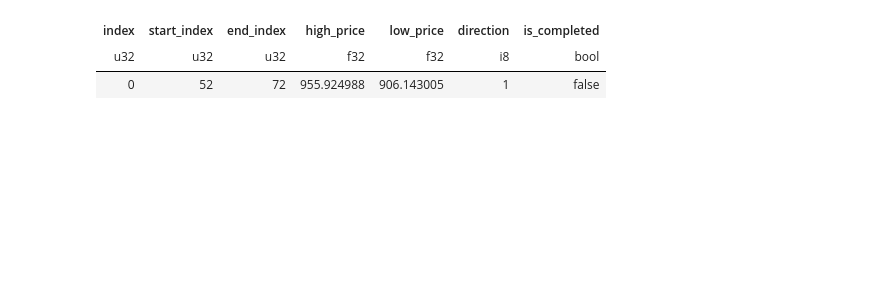
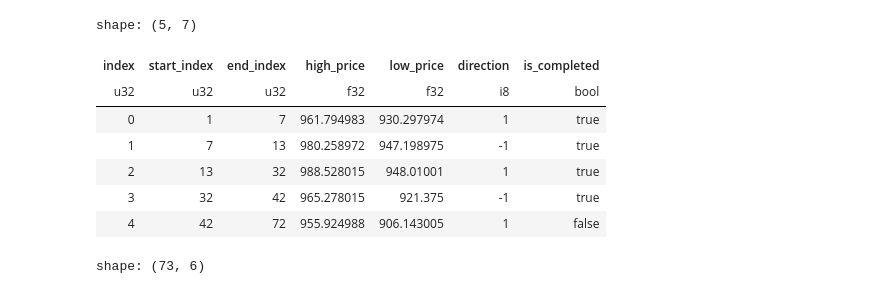
Before and after one commit to ligl/pulao, a Jupyter notebook: examples/test.ipynb, the cells around one changed output. Cells and saved outputs as stored; diff of their text form; code cells hidden in the pictures; blank space fills up the shorter version.

```diff
--- a/examples/test.ipynb
+++ b/examples/test.ipynb
@@ -195,4 +157,68 @@ fig2.show()
 # %%
+from pulao.logging import init_logging
+import logging
+from IPython.display import display
 
-swing_manager.df_swing
+from pulao.constant import FractalType
+from pulao.trend import TrendManager
+from pulao.swing import SwingManager
+from pulao.bar import SBar, SBarManager, CBarManager, CBar
+from vnpy.trader.constant import Exchange, Interval
+from vnpy.trader.object import BarData
+
+import polars as pl
+
+init_logging(level=logging.DEBUG)
+
+df = pl.read_csv("../dataset/I8888.XDCE_60m.csv", try_parse_dates=True)
+df = df.head(100)  # test
+
+sbar_list = []
+columns = df.columns
+
+for idx, row in enumerate(df.iter_rows()):
+    row_dict = dict(zip(columns, row))
+    # datetime,open,close,high,low,volume,money,open_interest,signal
+    datetime = row_dict["datetime"]
+    open = row_dict["open"]
+    close = row_dict["close"]
+    high = row_dict["high"]
+    low = row_dict["low"]
+    volume = row_dict["volume"]
+    money = row_dict["money"]
+    open_interest = row_dict["open_interest"]
+
+    bar = BarData(
+        gateway_name="ctp-test",
+        symbol="i8888",
+        exchange=Exchange.SHFE,
+        interval=Interval.MINUTE,
+        datetime=datetime,
+        open_price=open,
+        close_price=close,
+        high_price=high,
+        low_price=low,
+        volume=volume,
+        open_interest=open_interest,
+        turnover=money,
+    )
+    sbar = SBar(index= len(sbar_list), symbol=bar.symbol, exchange=bar.exchange.value, interval=bar.interval.value,datetime=datetime,turnover=money,open_price=open,close_price=close,high_price=high,low_price=low,volume=volume)
+
+    sbar_list.append(sbar)
+# 模拟行情数据接收
+sbar_manager = SBarManager()
+cbar_manager = CBarManager(sbar_manager=sbar_manager)
+swing_manager = SwingManager(cbar_manager=cbar_manager)
+# trend_manager = TrendManager(swing_manager=swing_manager)
+
+# 流入模拟数据
+for sbar in sbar_list:
+    sbar_manager.append(sbar)
+
+#
+display(swing_manager.df_swing)
+
+cbar_manager.df_cbar
+
+# swing_manager.df_swing
 # %% [output]
@@ -200,3 +242,9 @@ shape: (1, 7)
+shape: (5, 7)
 | index | start_index | end_index | high_price | low_price | direction | is_completed |
 | u32 | u32 | u32 | f32 | f32 | i8 | bool |
-| 0 | 52 | 72 | 955.924988 | 906.143005 | 1 | false |
+| 0 | 1 | 7 | 961.794983 | 930.297974 | 1 | true |
+| 1 | 7 | 13 | 980.258972 | 947.198975 | -1 | true |
+| 2 | 13 | 32 | 988.528015 | 948.01001 | 1 | true |
+| 3 | 32 | 42 | 965.278015 | 921.375 | -1 | true |
+| 4 | 42 | 72 | 955.924988 | 906.143005 | 1 | false |
+shape: (73, 6)
```
Also changed, not shown: parts of 3 cells of this notebook, 6 other files.
